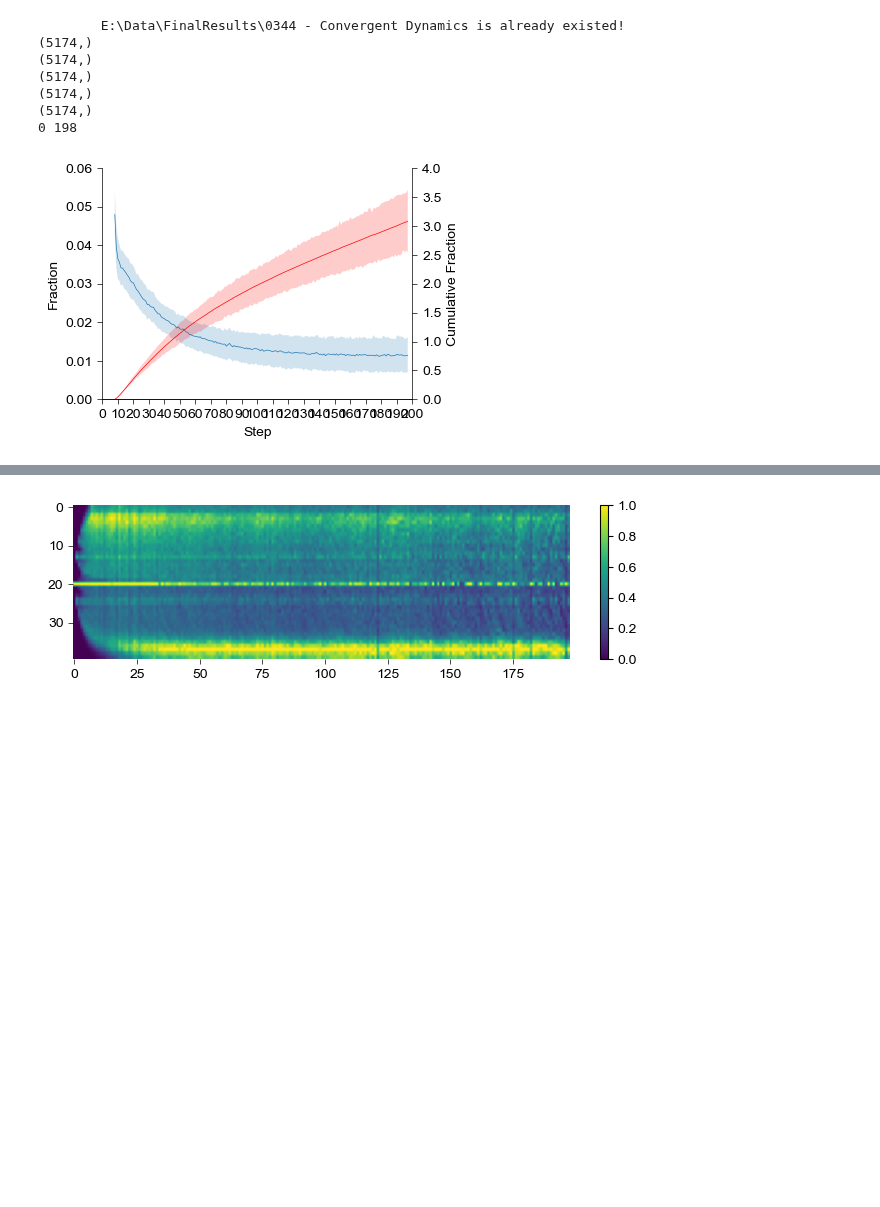
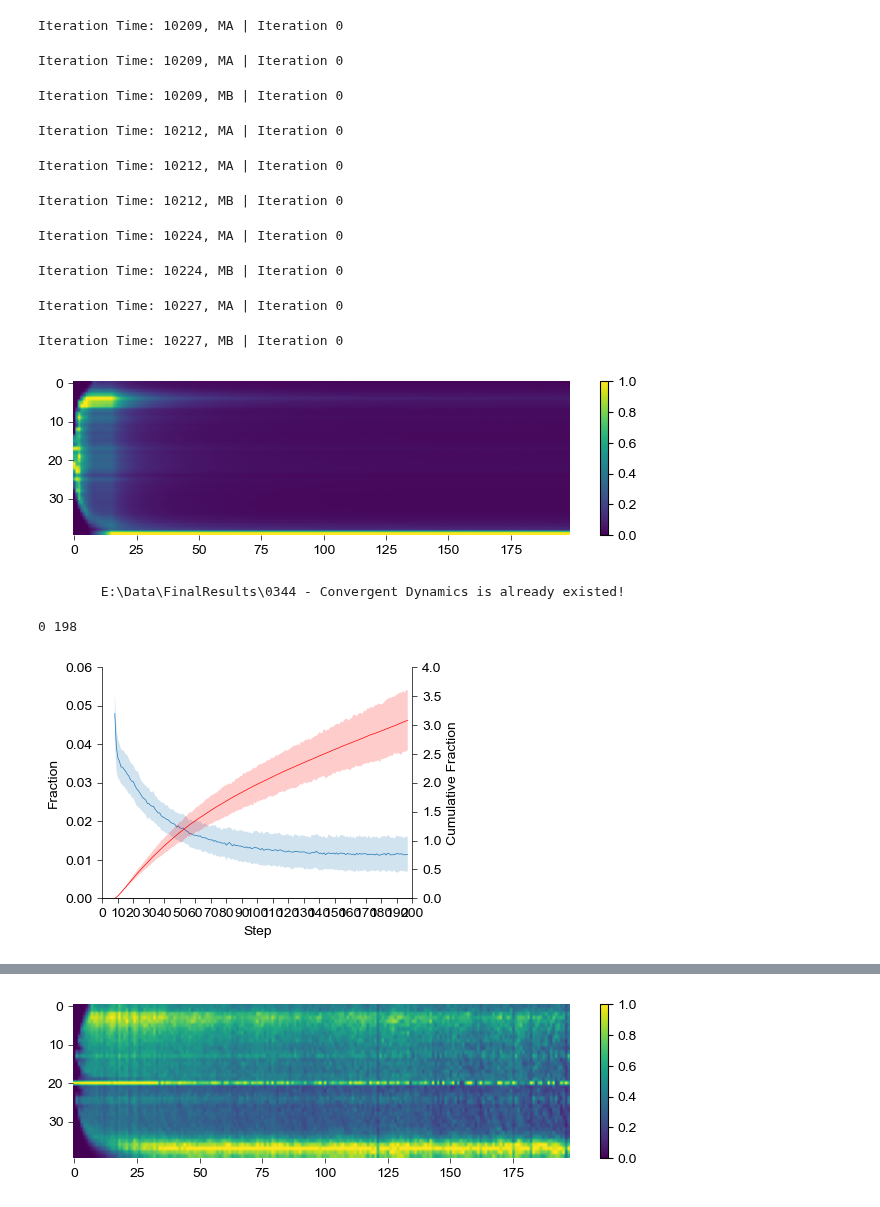
Before and after one commit to YAO-Shuyang/PlotFigures, a Jupyter notebook: Field Analysis/Fig0344 - Convergent Dynamics.ipynb, the cells around one changed output, grey strips where cells are left out. Saved outputs shown, nothing was run; the diff lists cells and outputs as text; code cells hidden in the pictures; blank space fills up the shorter version.

```diff
--- a/Field Analysis/Fig0344 - Convergent Dynamics.ipynb
+++ b/Field Analysis/Fig0344 - Convergent Dynamics.ipynb
@@ -156,3 +355,73 @@ plt.show()
+# %%
+overall_mat = np.zeros((40, 199), np.float64)
+for j in range(len(f_CellReg_modi)):
+    if f_CellReg_modi['Type'][j] != 'Real' or f_CellReg_modi['maze_type'][j] == 0:
+        continue
+
+    mouse = int(f_CellReg_modi['MiceID'][j])
+    if f_CellReg_modi['paradigm'][j] == 'CrossMaze':
+        paradigm = 'MA' if f_CellReg_modi['maze_type'][j] == 1 else 'MB'
+
+        for k in range(1):
+            print(f"Iteration Time: {mouse}, {paradigm} | Iteration {k}")
+
+            with open(join(datasaveloc, f'SFER_Poly2_Simulations_{mouse}_{paradigm}_iter{k}.pkl'), 'rb') as handle:
+                #pickle.dump((predicted_prob, simu_reg, simu_identity), handle)
+                predicted_prob, simu_reg, simu_identity = pickle.load(handle)
+
+            mat = np.zeros((40, 199), np.float64)
+            for i in tqdm(range(199)):
+                mat[:, i] = np.histogram(
+                        predicted_prob[np.where(np.isnan(predicted_prob[:, i]) == False), i],
+                        range=(1e-10, 1),
+                        bins=40,
+                        density=True
+                )[0]
+
+                overall_mat += mat
+    else:
+        for i in ["cis", "trs"]:
+            if f_CellReg_modi['paradigm'][j] == 'ReverseMaze':
+                paradigm = 'MAf' if i == 'cis' else "MAb"
+            else:
+                paradigm = 'HPf' if i == 'cis' else "HPb"
+
+            with open(join(datasaveloc, f'SFER_Poly2_Simulations_{mouse}_{paradigm}_iter{k}.pkl'), 'rb') as handle:
+                #pickle.dump((predicted_prob, simu_reg, simu_identity), handle)
+                predicted_prob, simu_reg, simu_identity = pickle.load(handle)
+
+            mat = np.zeros((40, 199), np.float64)
+            for i in tqdm(range(199)):
+                mat[:, i] = np.histogram(
+                    predicted_prob[np.where(np.isnan(predicted_prob[:, i]) == False), i],
+                    range=(1e-10, 1),
+                            bins=40,
+                            density=True
+                )[0]
+
+                overall_mat += mat
+
+
+mat_n = overall_mat / np.max(overall_mat, axis = 0)
+fig = plt.figure(figsize = (8, 2))
+ax = Clear_Axes(plt.axes(), ifxticks=True, ifyticks=True)
+im = ax.imshow(mat_n[:, :200], vmin = 0, vmax = 1, aspect='auto', interpolation=None)
+plt.colorbar(im, ax = ax)
+plt.savefig(join(loc, "Pt Distribution Heatmap.svg"), dpi = 2400)
+plt.savefig(join(loc, "Pt Distribution Heatmap.png"), dpi = 2400)
+plt.show()
+# %% [output]
+Iteration Time: 10209, MA | Iteration 0
+Iteration Time: 10209, MA | Iteration 0
+Iteration Time: 10209, MB | Iteration 0
+Iteration Time: 10212, MA | Iteration 0
+Iteration Time: 10212, MA | Iteration 0
+Iteration Time: 10212, MB | Iteration 0
+Iteration Time: 10224, MA | Iteration 0
+Iteration Time: 10224, MB | Iteration 0
+Iteration Time: 10227, MA | Iteration 0
+Iteration Time: 10227, MB | Iteration 0
+[figure, added]
 # %%
 PermanentSilent = np.zeros(predicted_prob.shape[1])
 for i in range(predicted_prob.shape[1]):
@@ -166,7 +435,7 @@ loc = os.path.join(figpath, code_id)
 mkdir(loc)
 from mylib.model import ProbabilityRNN, ContinuousHiddenStateModel
 from mylib.model import FeatureKnockOut
-file_loc = join(figpath, "0337 - Model Losses")
+file_loc = join(figpath, "0346 - GLM for all sessions")
 
 if exists(join(figdata, code_id+'[All Mice].pkl')):
     with open(join(figdata, code_id+'[All Mice].pkl'), 'rb') as handle:
@@ -319,12 +588,7 @@ plt.savefig(join(loc, "Convergently Drift Rate.svg"), dpi = 2400)
 plt.savefig(join(loc, "Convergently Drift Rate.png"), dpi = 2400)
 # %% [output]
         E:\Data\FinalResults\0344 - Convergent Dynamics is already existed!
-(5174,)
-(5174,)
-(5174,)
-(5174,)
-(5174,)
-0 198
+0 198
 [figure]
 # %%
 from mylib.statistic_test import *
```
Also changed, not shown: parts of 9 cells of this notebook, 13 other files.
